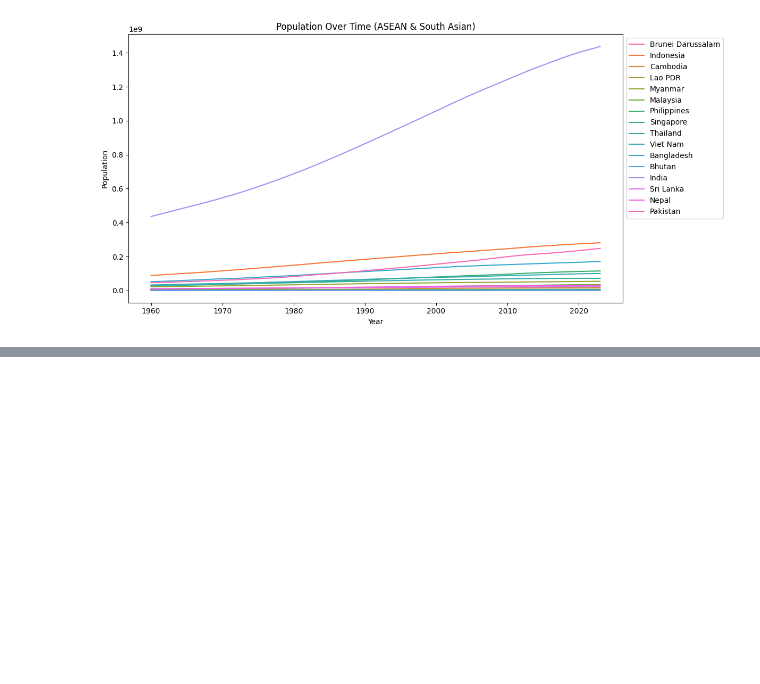
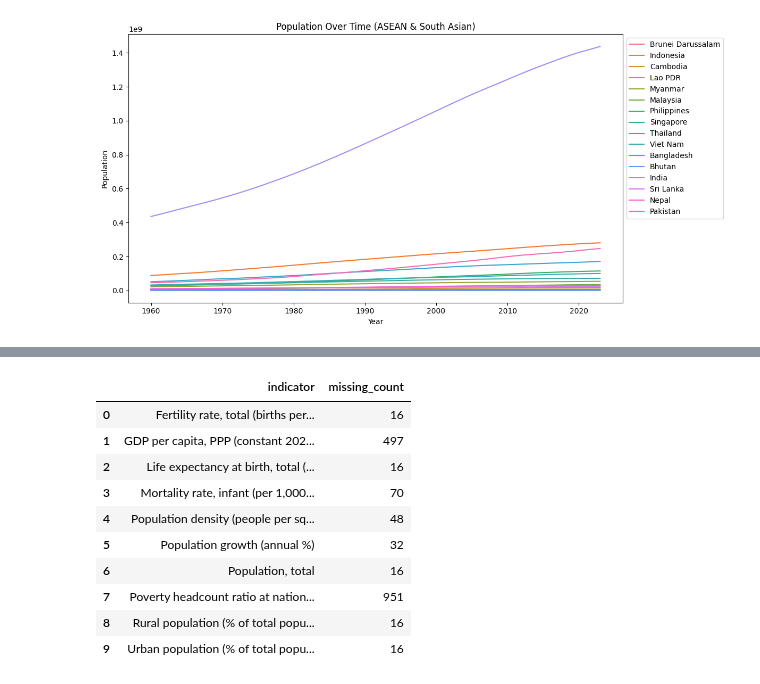
Before and after one commit to wanzi-wang/graspp_2025s_fintech, a Jupyter notebook: notebooks/HW1_WangWanzi2.ipynb, the cells around one changed output, grey strips where cells are left out. Drawn from its saved outputs; the diff is of its cells as text; code cells hidden in the pictures; blank space fills up the shorter version.

Commit message:
check non-missing values for each country

```diff
--- a/notebooks/HW1_WangWanzi2.ipynb
+++ b/notebooks/HW1_WangWanzi2.ipynb
@@ -194,3 +194,16 @@ plt.tight_layout()
 plt.show()
 # %% [output]
 [figure]
+# %%
+import pandas as pd
+
+# Load your dataset
+df = pd.read_csv('../data/processed/index_merged_asean_sa_data.csv')
+
+
+# Count unique countries with non-missing values for each indicator
+country_counts = df.dropna(subset=['value']).groupby('indicator')['country'].nunique().reset_index()
+country_counts.columns = ['indicator', 'num_countries']
+
+# Display the result
+print(country_counts)
@@ -196,0 +222,14 @@ plt.show()
+# %%
+df.groupby('indicator')['value'].apply(lambda x: x.isna().sum()).reset_index(name='missing_count')
+# %% [output]
+|  | indicator | missing_count |
+| 0 | Fertility rate, total (births per... | 16 |
+| 1 | GDP per capita, PPP (constant 202... | 497 |
+| 2 | Life expectancy at birth, total (... | 16 |
+| 3 | Mortality rate, infant (per 1,000... | 70 |
+| 4 | Population density (people per sq... | 48 |
+| 5 | Population growth (annual %) | 32 |
+| 6 | Population, total | 16 |
+| 7 | Poverty headcount ratio at nation... | 951 |
+| 8 | Rural population (% of total popu... | 16 |
+| 9 | Urban population (% of total popu... | 16 |
```
Also changed, not shown: parts of 1 cell of this notebook.
